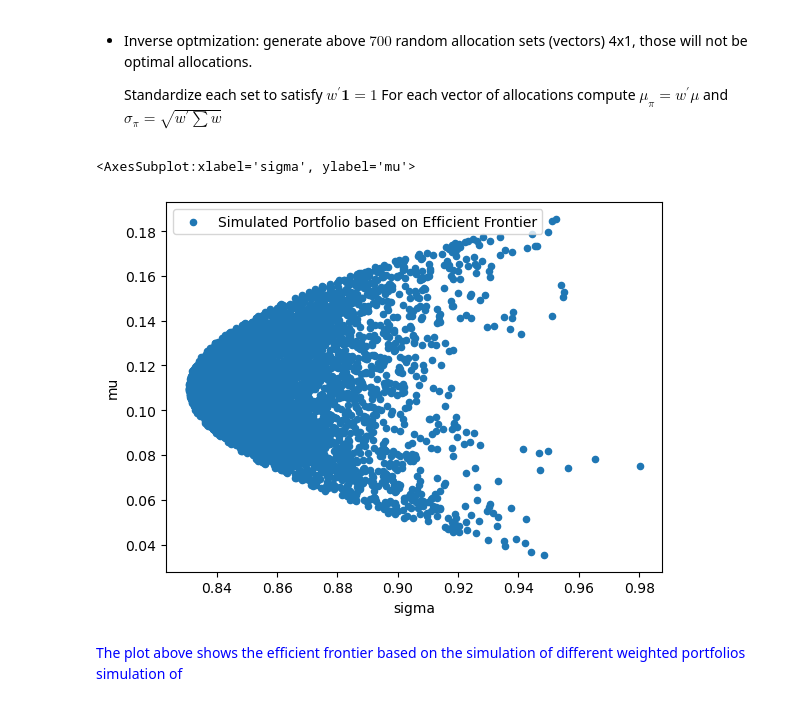
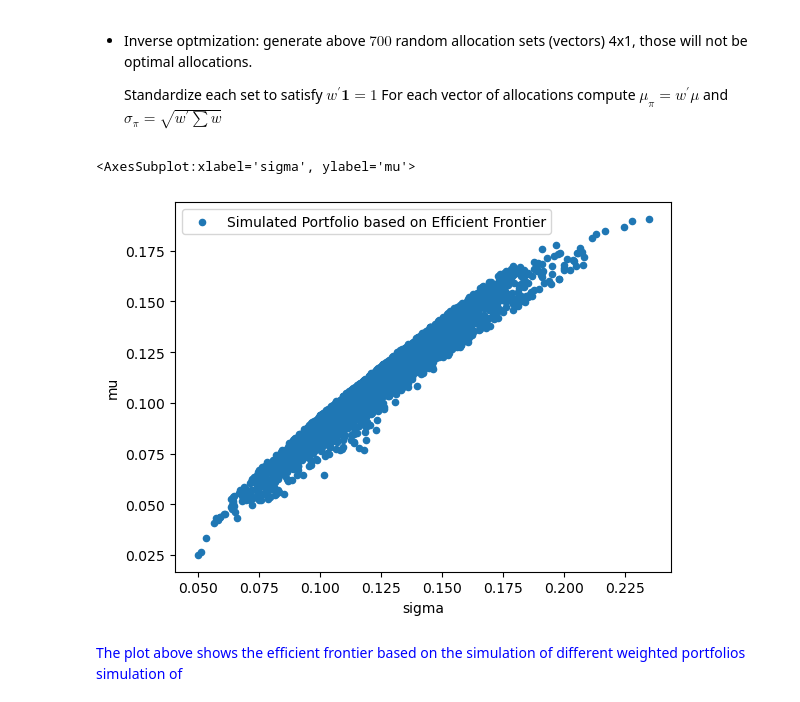
Before and after one commit to fbristotti/cqf, a Jupyter notebook: exam1/exam1.ipynb, the cells around one changed output. Drawn from its saved outputs; the diff is of its cells as text; code cells hidden in the pictures.

```diff
--- a/exam1/exam1.ipynb
+++ b/exam1/exam1.ipynb
@@ -84,19 +99,19 @@ $$
 # %%
 def gen_w(size):
     w = np.array([np.random.uniform() for i in range(0,size,1)])
     return w / w.sum()
 
 n_assets = 4
 cases = 5000
-mu = np.array([0.02,0.07,0.15,0.2])
 W = [gen_w(n_assets) for i in range(0,cases,1)]
+cov = get_covariance_matrix(sigma=sigma, R=R)
 
-data = [[np.dot(mu, w),np.sqrt(np.dot(np.dot(w,R),w).sum())] for w in W]
+data = [[np.dot(mu, w),np.sqrt(np.dot(np.dot(w,cov),w).sum())] for w in W]
 df_simul = pd.DataFrame(data=data,columns=['mu','sigma'])
 df_simul.plot.scatter(x='sigma', y='mu', label='Simulated Portfolio based on Efficient Frontier')
 # %% [output]
 <AxesSubplot:xlabel='sigma', ylabel='mu'>
-[figure, old version]
+[figure, new version]
 # %% [markdown]
 <font color='blue'>
 The plot above shows the efficient frontier based on the simulation of different weighted portfolios simulation of
```
Also changed, not shown: parts of 3 cells of this notebook.
